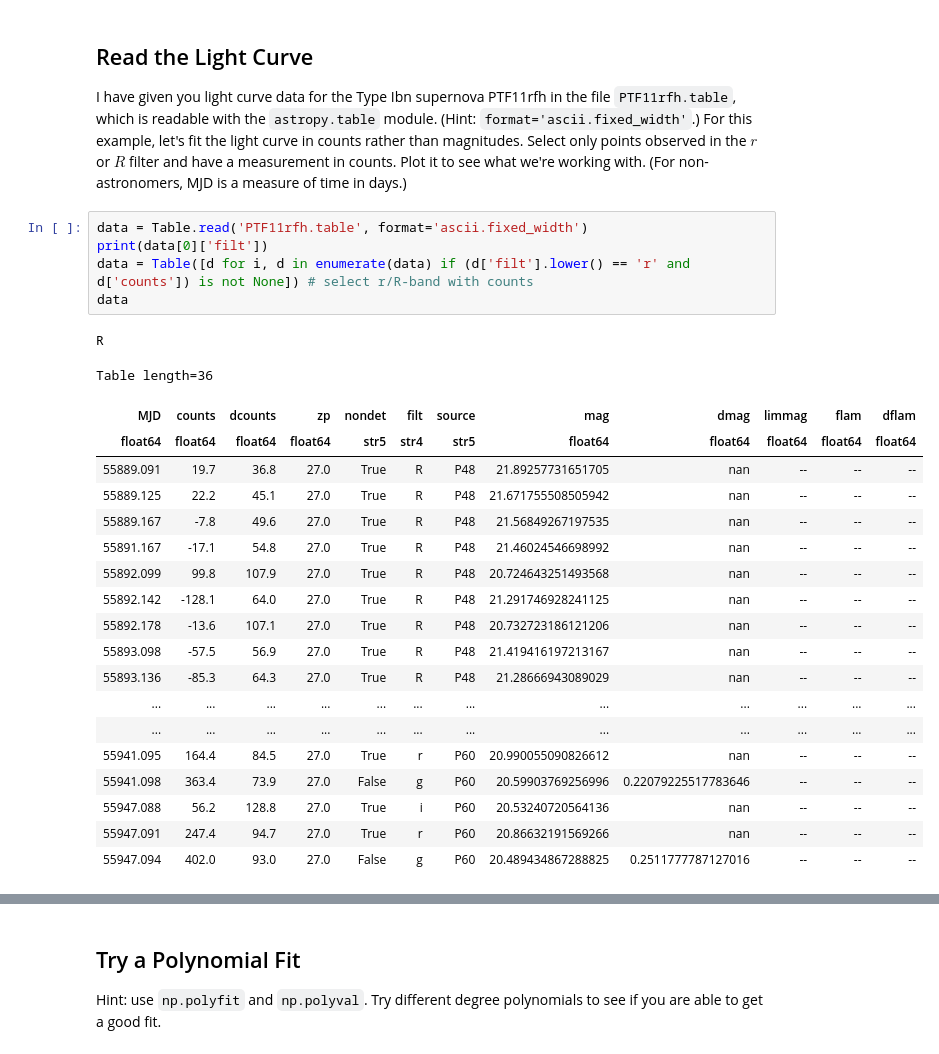
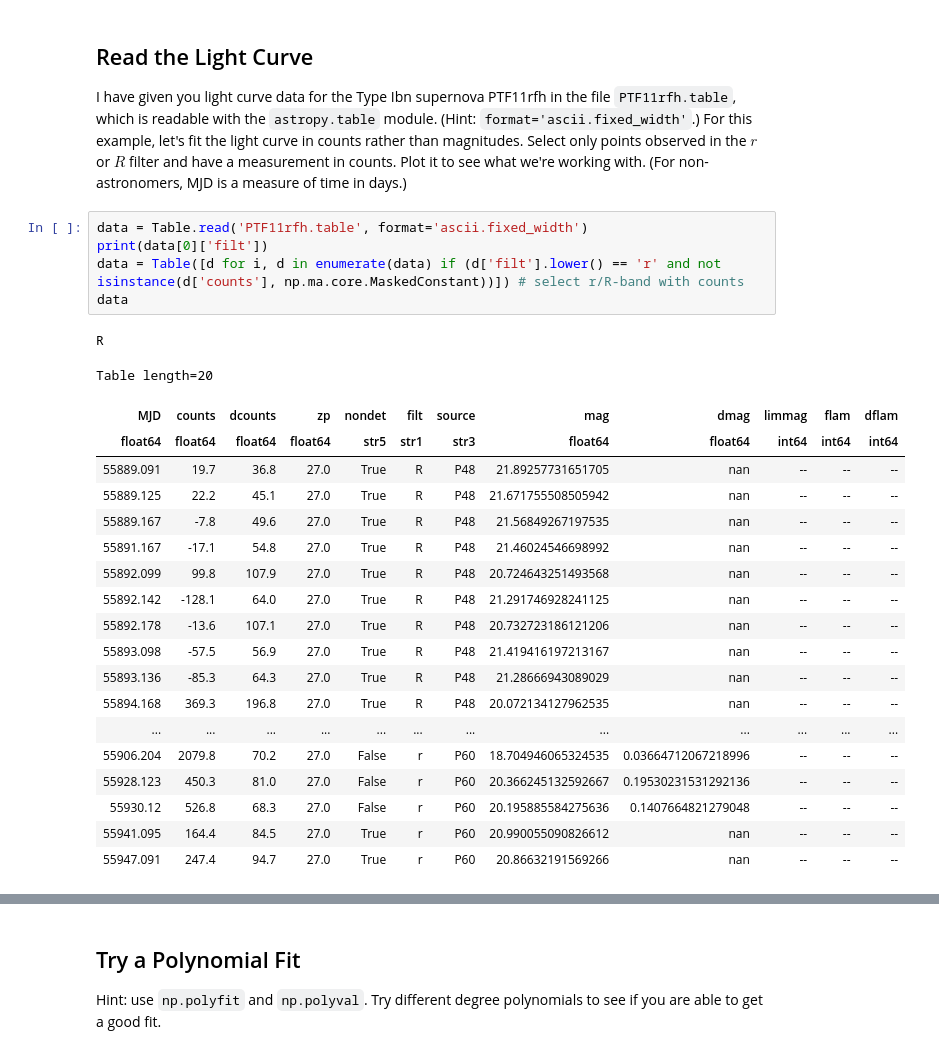
Before and after one commit to ASTR154/nonparametric-modeling, a Jupyter notebook: nonparametric-modeling.ipynb, the cells around one changed output, grey strips where cells are left out. Saved outputs shown, nothing was run; the diff lists cells and outputs as text.

```diff
--- a/nonparametric-modeling.ipynb
+++ b/nonparametric-modeling.ipynb
@@ -105,13 +105,13 @@ I have given you light curve data for the Type Ibn supernova PTF11rfh in the fil
 # %%
 data = Table.read('PTF11rfh.table', format='ascii.fixed_width')
 print(data[0]['filt'])
-data = Table([d for i, d in enumerate(data) if (d['filt'].lower() == 'r' and d['counts']) is not None]) # select r/R-band with counts
+data = Table([d for i, d in enumerate(data) if (d['filt'].lower() == 'r' and not isinstance(d['counts'], np.ma.core.MaskedConstant))]) # select r/R-band with counts
 data
 # %% [output]
 R
-Table length=36
+Table length=20
 | MJD | counts | dcounts | zp | nondet | filt | source | mag | dmag | limmag | flam | dflam |
-| float64 | float64 | float64 | float64 | str5 | str4 | str5 | float64 | float64 | float64 | float64 | float64 |
+| float64 | float64 | float64 | float64 | str5 | str1 | str3 | float64 | float64 | int64 | int64 | int64 |
 | 55889.091 | 19.7 | 36.8 | 27.0 | True | R | P48 | 21.89257731651705 | nan | -- | -- | -- |
 | 55889.125 | 22.2 | 45.1 | 27.0 | True | R | P48 | 21.671755508505942 | nan | -- | -- | -- |
 | 55889.167 | -7.8 | 49.6 | 27.0 | True | R | P48 | 21.56849267197535 | nan | -- | -- | -- |
@@ -121,13 +121,13 @@ Table length=36
 | 55892.178 | -13.6 | 107.1 | 27.0 | True | R | P48 | 20.732723186121206 | nan | -- | -- | -- |
 | 55893.098 | -57.5 | 56.9 | 27.0 | True | R | P48 | 21.419416197213167 | nan | -- | -- | -- |
 | 55893.136 | -85.3 | 64.3 | 27.0 | True | R | P48 | 21.28666943089029 | nan | -- | -- | -- |
+| 55894.168 | 369.3 | 196.8 | 27.0 | True | R | P48 | 20.072134127962535 | nan | -- | -- | -- |
 | ... | ... | ... | ... | ... | ... | ... | ... | ... | ... | ... | ... |
-| ... | ... | ... | ... | ... | ... | ... | ... | ... | ... | ... | ... |
+| 55906.204 | 2079.8 | 70.2 | 27.0 | False | r | P60 | 18.704946065324535 | 0.03664712067218996 | -- | -- | -- |
+| 55928.123 | 450.3 | 81.0 | 27.0 | False | r | P60 | 20.366245132592667 | 0.19530231531292136 | -- | -- | -- |
+| 55930.12 | 526.8 | 68.3 | 27.0 | False | r | P60 | 20.195885584275636 | 0.1407664821279048 | -- | -- | -- |
 | 55941.095 | 164.4 | 84.5 | 27.0 | True | r | P60 | 20.990055090826612 | nan | -- | -- | -- |
-| 55941.098 | 363.4 | 73.9 | 27.0 | False | g | P60 | 20.59903769256996 | 0.22079225517783646 | -- | -- | -- |
-| 55947.088 | 56.2 | 128.8 | 27.0 | True | i | P60 | 20.53240720564136 | nan | -- | -- | -- |
 | 55947.091 | 247.4 | 94.7 | 27.0 | True | r | P60 | 20.86632191569266 | nan | -- | -- | -- |
-| 55947.094 | 402.0 | 93.0 | 27.0 | False | g | P60 | 20.489434867288825 | 0.2511777787127016 | -- | -- | -- |
 # %%
 x = data['MJD']
 y = data['counts']
```
Also changed, not shown: parts of 20 cells of this notebook.
